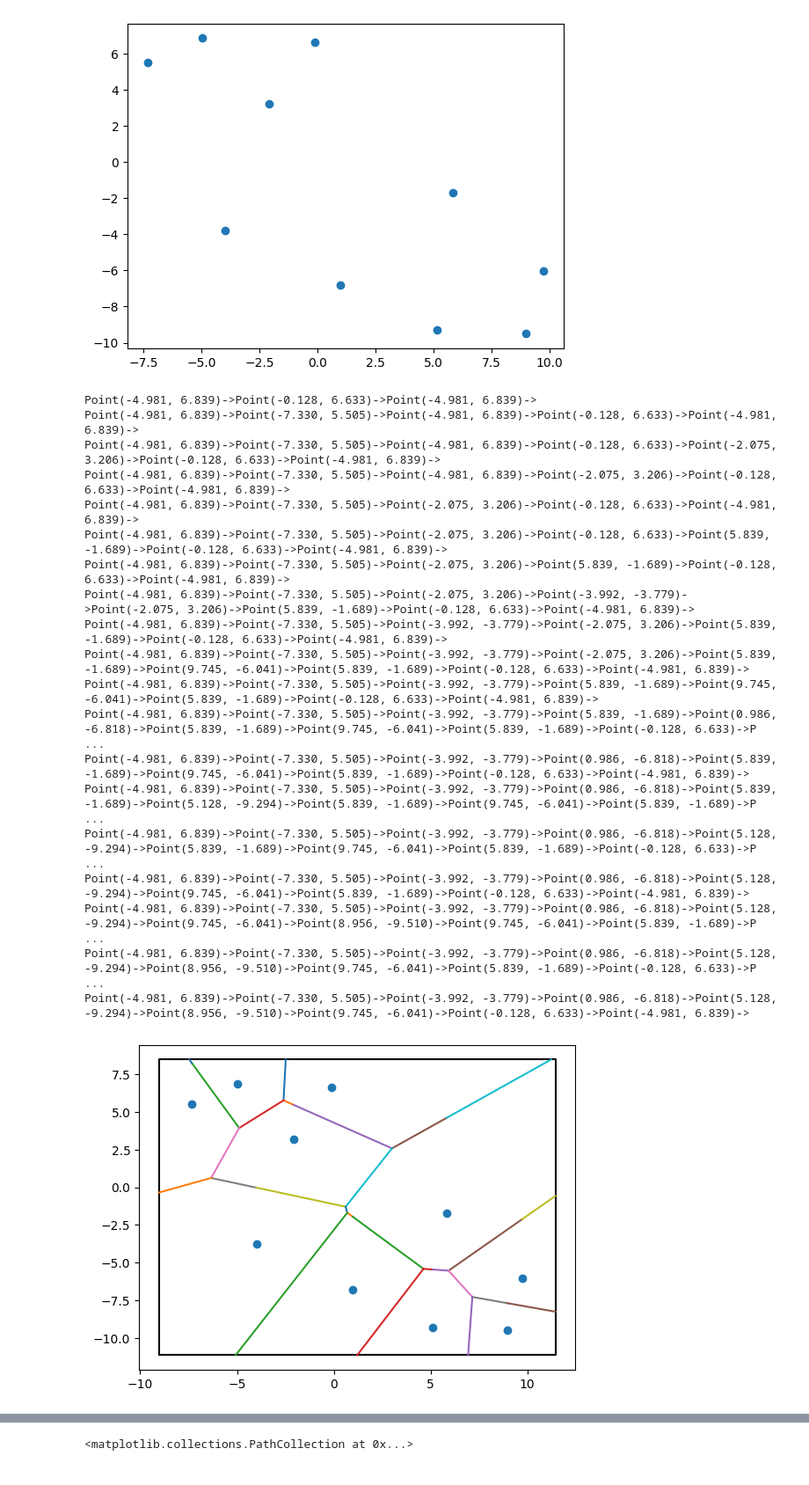
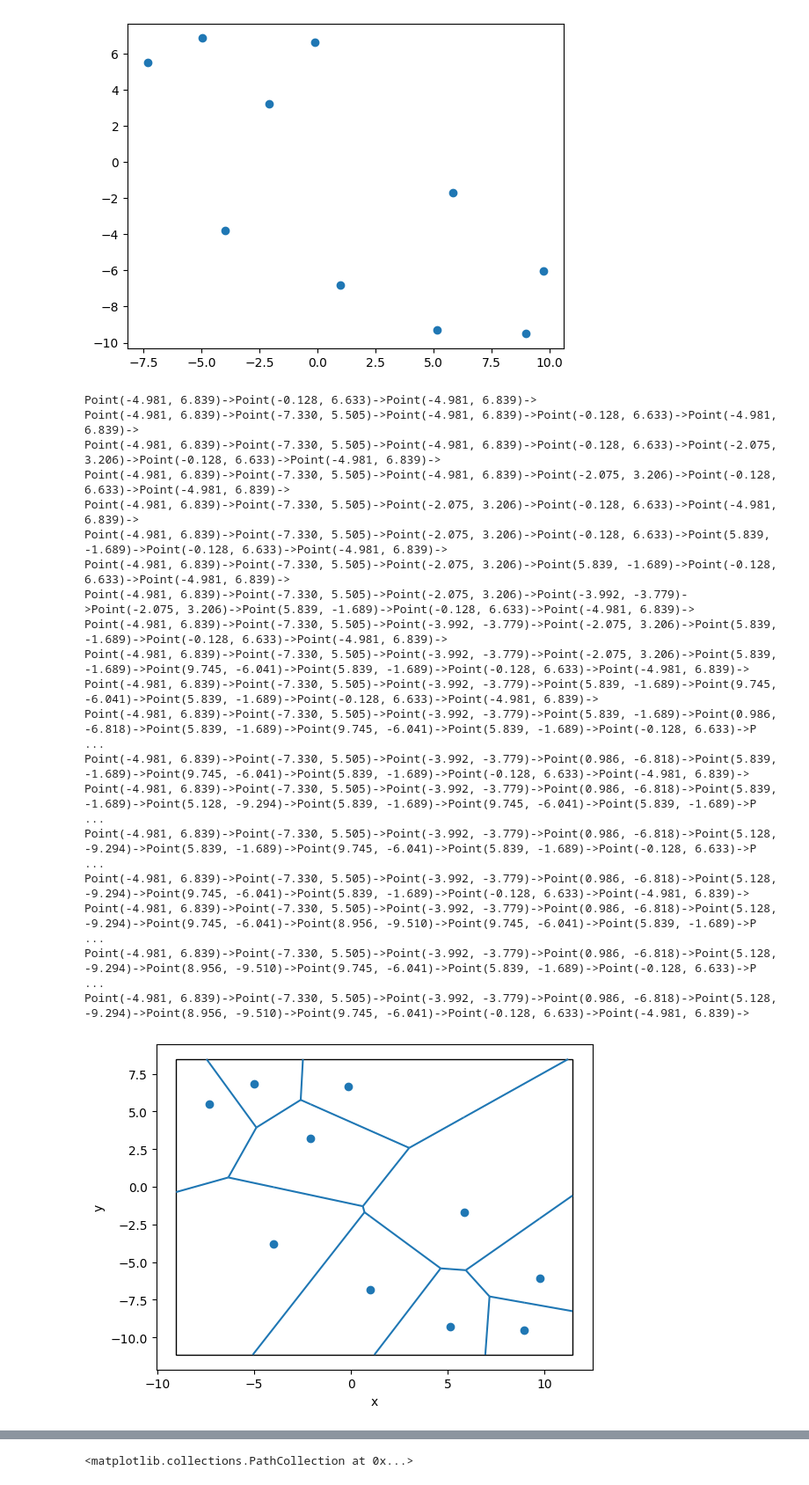
Before and after one commit to ReptilianEye/Voronoi-Diagram, a Jupyter notebook: test.ipynb, the cells around one changed output, grey strips where cells are left out. Shown at 88% size. Saved outputs shown, nothing was run; the diff lists cells and outputs as text; code cells hidden in the pictures.

```diff
--- a/test.ipynb
+++ b/test.ipynb
@@ -97,29 +97,29 @@ plt.scatter(*zip(*points))
 [figure]
 # %%
 vor = Voronoi(points)
-vis = vor.get_voronoi()
+vis = vor.get_voronoi_visualised()
 vis.show()
 # %% [output]
 Point(-4.981, 6.839)->Point(-0.128, 6.633)->Point(-4.981, 6.839)->
 Point(-4.981, 6.839)->Point(-7.330, 5.505)->Point(-4.981, 6.839)->Point(-0.128, 6.633)->Point(-4.981, 6.839)->
 Point(-4.981, 6.839)->Point(-7.330, 5.505)->Point(-4.981, 6.839)->Point(-0.128, 6.633)->Point(-2.075, 3.206)->Point(-0.128, 6.633)->Point(-4.981, 6.839)->
 Point(-4.981, 6.839)->Point(-7.330, 5.505)->Point(-4.981, 6.839)->Point(-2.075, 3.206)->Point(-0.128, 6.633)->Point(-4.981, 6.839)->
 Point(-4.981, 6.839)->Point(-7.330, 5.505)->Point(-2.075, 3.206)->Point(-0.128, 6.633)->Point(-4.981, 6.839)->
 Point(-4.981, 6.839)->Point(-7.330, 5.505)->Point(-2.075, 3.206)->Point(-0.128, 6.633)->Point(5.839, -1.689)->Point(-0.128, 6.633)->Point(-4.981, 6.839)->
 Point(-4.981, 6.839)->Point(-7.330, 5.505)->Point(-2.075, 3.206)->Point(5.839, -1.689)->Point(-0.128, 6.633)->Point(-4.981, 6.839)->
 Point(-4.981, 6.839)->Point(-7.330, 5.505)->Point(-2.075, 3.206)->Point(-3.992, -3.779)->Point(-2.075, 3.206)->Point(5.839, -1.689)->Point(-0.128, 6.633)->Point(-4.981, 6.839)->
 Point(-4.981, 6.839)->Point(-7.330, 5.505)->Point(-3.992, -3.779)->Point(-2.075, 3.206)->Point(5.839, -1.689)->Point(-0.128, 6.633)->Point(-4.981, 6.839)->
 Point(-4.981, 6.839)->Point(-7.330, 5.505)->Point(-3.992, -3.779)->Point(-2.075, 3.206)->Point(5.839, -1.689)->Point(9.745, -6.041)->Point(5.839, -1.689)->Point(-0.128, 6.633)->Point(-4.981, 6.839)->
 Point(-4.981, 6.839)->Point(-7.330, 5.505)->Point(-3.992, -3.779)->Point(5.839, -1.689)->Point(9.745, -6.041)->Point(5.839, -1.689)->Point(-0.128, 6.633)->Point(-4.981, 6.839)->
 Point(-4.981, 6.839)->Point(-7.330, 5.505)->Point(-3.992, -3.779)->Point(5.839, -1.689)->Point(0.986, -6.818)->Point(5.839, -1.689)->Point(9.745, -6.041)->Point(5.839, -1.689)->Point(-0.128, 6.633)->P ...
 Point(-4.981, 6.839)->Point(-7.330, 5.505)->Point(-3.992, -3.779)->Point(0.986, -6.818)->Point(5.839, -1.689)->Point(9.745, -6.041)->Point(5.839, -1.689)->Point(-0.128, 6.633)->Point(-4.981, 6.839)->
 Point(-4.981, 6.839)->Point(-7.330, 5.505)->Point(-3.992, -3.779)->Point(0.986, -6.818)->Point(5.839, -1.689)->Point(5.128, -9.294)->Point(5.839, -1.689)->Point(9.745, -6.041)->Point(5.839, -1.689)->P ...
 Point(-4.981, 6.839)->Point(-7.330, 5.505)->Point(-3.992, -3.779)->Point(0.986, -6.818)->Point(5.128, -9.294)->Point(5.839, -1.689)->Point(9.745, -6.041)->Point(5.839, -1.689)->Point(-0.128, 6.633)->P ...
 Point(-4.981, 6.839)->Point(-7.330, 5.505)->Point(-3.992, -3.779)->Point(0.986, -6.818)->Point(5.128, -9.294)->Point(9.745, -6.041)->Point(5.839, -1.689)->Point(-0.128, 6.633)->Point(-4.981, 6.839)->
 Point(-4.981, 6.839)->Point(-7.330, 5.505)->Point(-3.992, -3.779)->Point(0.986, -6.818)->Point(5.128, -9.294)->Point(9.745, -6.041)->Point(8.956, -9.510)->Point(9.745, -6.041)->Point(5.839, -1.689)->P ...
 Point(-4.981, 6.839)->Point(-7.330, 5.505)->Point(-3.992, -3.779)->Point(0.986, -6.818)->Point(5.128, -9.294)->Point(8.956, -9.510)->Point(9.745, -6.041)->Point(5.839, -1.689)->Point(-0.128, 6.633)->P ...
 Point(-4.981, 6.839)->Point(-7.330, 5.505)->Point(-3.992, -3.779)->Point(0.986, -6.818)->Point(5.128, -9.294)->Point(8.956, -9.510)->Point(9.745, -6.041)->Point(-0.128, 6.633)->Point(-4.981, 6.839)->
-[figure, old version]
+[figure, new version]
 # %%
 points = generate_uniform_points(-10, 10, 10)
 # %%
```
Also changed, not shown: parts of 8 cells of this notebook, 15 other files.
